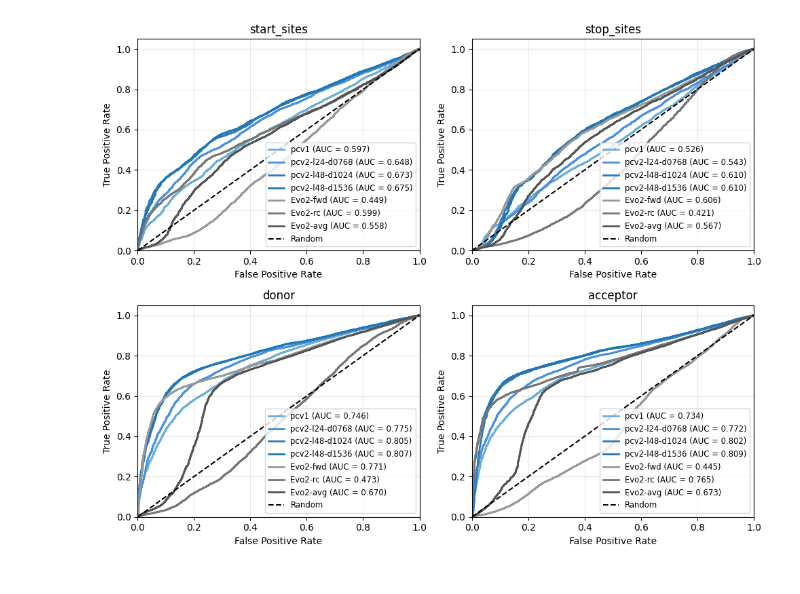
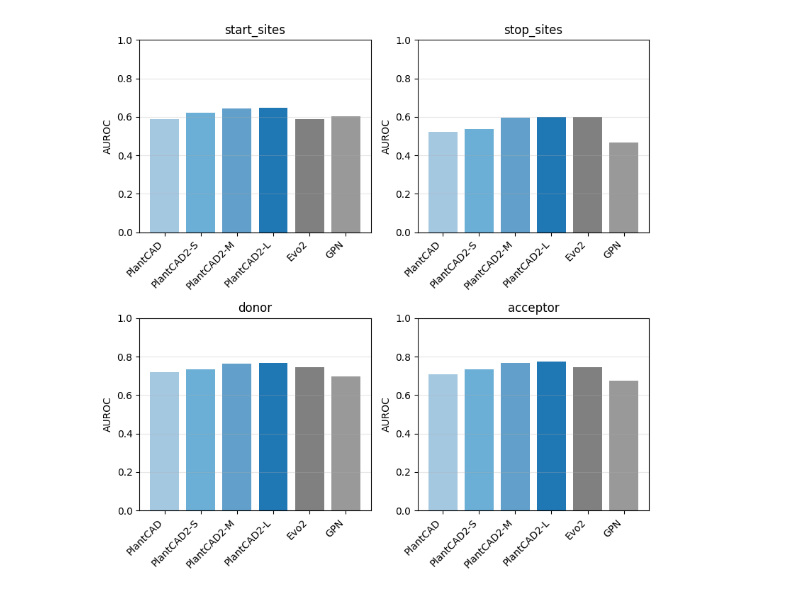
Before and after one commit to plantcad/plantcad2, a Jupyter notebook: pipelines/pseudo_gene_tomato/figures/Core_noncore_classification.ipynb, the cells around one changed output. Drawn from its saved outputs; the diff is of its cells as text; code cells hidden in the pictures.

Commit message:
Add GPN PDLLM baselines and update figures

```diff
--- a/pipelines/pseudo_gene_tomato/figures/Core_noncore_classification.ipynb
+++ b/pipelines/pseudo_gene_tomato/figures/Core_noncore_classification.ipynb
@@ -17,58 +17,78 @@ tokenizer = AutoTokenizer.from_pretrained('kuleshov-group/PlantCaduceus_l32')
 labels_dict = {}
 for idx, junction in enumerate(JUNCTIONS):
     label = pd.read_csv(get_file_paths('labels', '../../../results/pseudo_gene_tomato/splice_junctions/')[junction], sep='\t')
-    for model in ['pcv1', 'pcv2_1', 'pcv2_2', 'pcv2_3', 'evo2_fwd', 'evo2_rc']:
-        scores = get_averaged_probs(model, idx, tokenizer, base_dir='../../../results/pseudo_gene_tomato/outputs/',
-                                    chunk_size=None, JUNCTIONS=JUNCTIONS)
+    for model in ['pcv1', 'pcv2_1', 'pcv2_2', 'pcv2_3', 'evo2_fwd', 'evo2_rc', 'gpn']:
+        scores = get_averaged_probs(model, idx, tokenizer, base_dir='../../../results/pseudo_gene_tomato/outputs/', chunk_size=None, JUNCTIONS=JUNCTIONS)
         label[f'{model}_scores'] = scores
 
-    label['evo2_avg_scores'] = (label['evo2_fwd_scores'] + label['evo2_rc_scores']) / 2
+    if junction in ['start_sites', 'acceptor']:
+        label['evo2_scores'] = label['evo2_rc_scores']
+    else:
+        label['evo2_scores'] = label['evo2_fwd_scores']
+
     labels_dict[junction] = label
 # %%
 def create_binary_labels(label):
     return 1 if label == "Core" else 0
 # %%
-colors = ['#6baed6', '#4a90e2', '#337ab7', '#1f77b4', '#999999', '#777777', '#555555']
+colors = ['#1f77b466', '#6baed6', '#1f77b4b3', '#1f77b4ff',  '#808080', '#999999', '#d3d3d3']
 
 model_preds = [
-    ('pcv1_scores', 'pcv1'),
-    ('pcv2_1_scores', 'pcv2-l24-d0768'),
-    ('pcv2_2_scores', 'pcv2-l48-d1024'),
-    ('pcv2_3_scores', 'pcv2-l48-d1536'),
-    ('evo2_fwd_scores', 'Evo2-fwd'),
-    ('evo2_rc_scores', 'Evo2-rc'),
-    ('evo2_avg_scores', 'Evo2-avg')
+    ('pcv1_scores', 'PlantCAD'),
+    ('pcv2_1_scores', 'PlantCAD2-S'),
+    ('pcv2_2_scores', 'PlantCAD2-M'),
+    ('pcv2_3_scores', 'PlantCAD2-L'),
+    ('evo2_scores', 'Evo2'),
+    ('gpn_scores', 'GPN'),
 ]
+colors_use = colors[:len(model_preds)]
+model_labels = [lbl for _, lbl in model_preds]
 
-fig, axes = plt.subplots(2, 2, figsize=(10, 8))
+def to_binary(label_str):
+    # 1 = Core, 0 = non-Core; ignore "Near-Core Gene"
+    return 1 if ('Core' in label_str and 'Near' not in label_str) else 0
+
+fig, axes = plt.subplots(2, 2, figsize=(8, 8))
 axes_flat = axes.flatten()
 
 for idx, (dataset_name, df) in enumerate(labels_dict.items()):
     ax = axes_flat[idx]
 
-    subsets = df[df['Label'] != 'Softcore'].copy()
-    subsets['binary_label'] = subsets['Label'].apply(create_binary_labels)
-    y_true = subsets['binary_label'].values
+    # filter & binarize
+    subsets = df[df['Label'] != 'Near-Core Gene'].copy()
+    y_true = subsets['Label'].apply(to_binary).values
 
-    # Plot ROC for each model
-    for model_idx, (pred_col, label) in enumerate(model_preds):
+    # handle degenerate case
+    if len(np.unique(y_true)) < 2:
+        ax.text(0.5, 0.5, 'Only one class present', ha='center', va='center')
+        ax.set_axis_off()
+        continue
+
+    # compute AUROC per model
+    aurocs = []
+    for pred_col, _ in model_preds:
         y_scores = subsets[pred_col].values
-        fpr, tpr, _ = roc_curve(y_true, y_scores)
-        roc_auc = auc(fpr, tpr)
-        ax.plot(fpr, tpr, label=f'{label} (AUC = {roc_auc:.3f})',
-                color=colors[model_idx], linewidth=2)
+        aurocs.append(roc_auc_score(y_true, y_scores))
 
-    ax.plot([0, 1], [0, 1], 'k--', label='Random')
-    ax.set_xlabel('False Positive Rate')
-    ax.set_ylabel('True Positive Rate')
-    ax.set_title(f'{dataset_name}')
-    ax.legend(loc='lower right', fontsize='small')
-    ax.grid(True, alpha=0.3)
-    ax.set_xlim([0.0, 1.0])
-    ax.set_ylim([0.0, 1.05])
+    # barplot
+    x = np.arange(len(model_preds))
+    ax.bar(x, aurocs, color=colors_use, width=0.8)
 
+    # cosmetics
+    ax.grid(True, alpha=0.3, axis='y')
+    ax.set_ylabel('AUROC')
+    ax.set_title(dataset_name)
+    ax.set_xticks(x)
+    ax.set_xticklabels(model_labels, rotation=45, ha='right')
+    ax.set_ylim(0, 1.0)
+
+    # annotate values
+    # for i, v in enumerate(aurocs):
+    #     ax.text(i, min(v + 0.02, 1.02), f'{v:.3f}', ha='center', va='bottom', fontsize=8)
+
+plt.subplots_adjust(left=0.08, right=0.95, top=0.92, bottom=0.15, wspace=0.3, hspace=0.4)
 plt.tight_layout()
-plt.savefig('Core_noncore_classification.pdf', format='pdf', bbox_inches='tight')
+plt.savefig('Core_noncore_AUROC_bars.pdf', format='pdf', bbox_inches='tight')
 plt.show()
 # %% [output]
-[figure, old version]
+[figure, new version]
```
Also changed, not shown: parts of 2 cells of this notebook, 7 other files.
